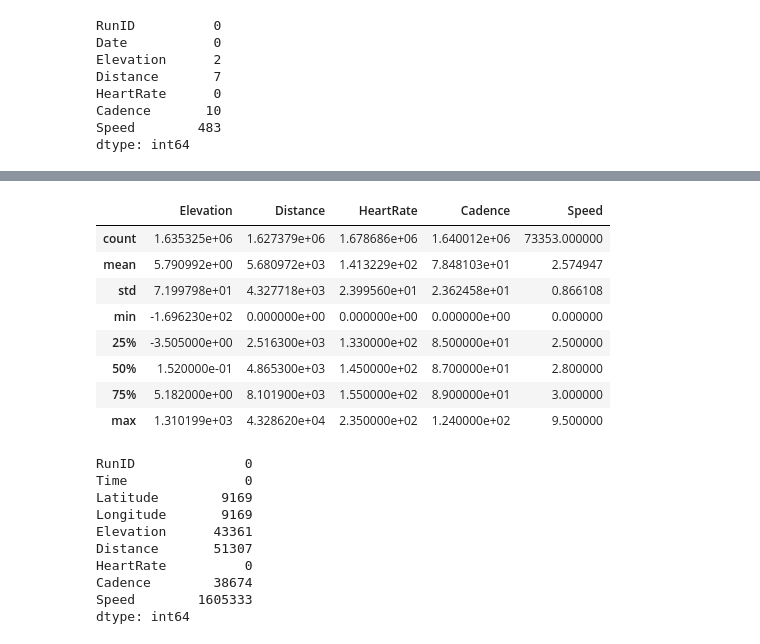
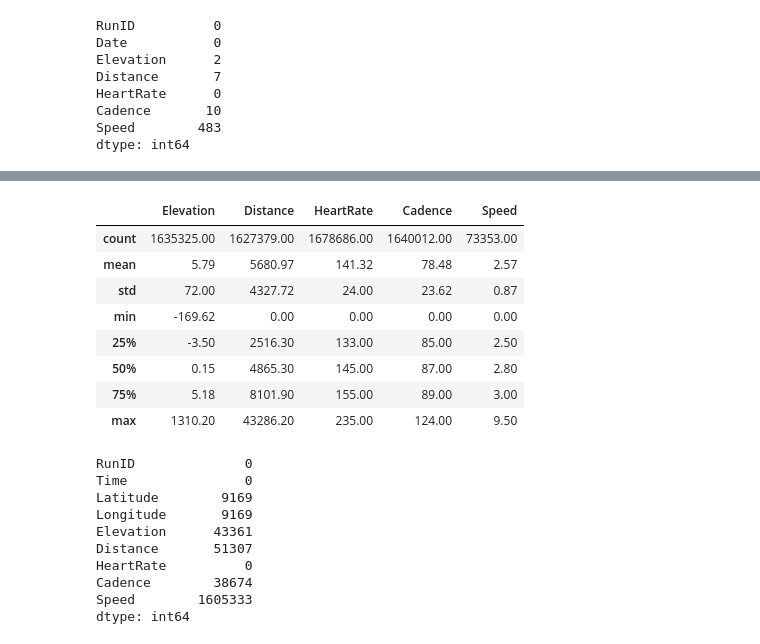
Before and after one commit to JJWRoeloffs/MLQS_group49, a Jupyter notebook: EDA.ipynb, the cells around one changed output, grey strips where cells are left out. Cells and saved outputs as stored; diff of their text form; code cells hidden in the pictures.

Commit message:
update EDA over mean hr

```diff
--- a/EDA.ipynb
+++ b/EDA.ipynb
@@ -72,0 +76,4 @@ data_per_run
+# %%
+descriptive_stats = data_per_run.describe()
+pd.set_option('display.float_format', '{:.2f}'.format)
+descriptive_stats[['Elevation', 'Distance', 'HeartRate', 'Cadence', 'Speed']]
@@ -130,15 +142,17 @@ descriptive_stats = data.describe()
 # %%
+descriptive_stats = data.describe()
+pd.set_option('display.float_format', '{:.2f}'.format)
 descriptive_stats[['Elevation', 'Distance', 'HeartRate', 'Cadence', 'Speed']]
 # %% [output]
 |  | Elevation | Distance | HeartRate | Cadence | Speed |
-| count | 1.635325e+06 | 1.627379e+06 | 1.678686e+06 | 1.640012e+06 | 73353.000000 |
-| mean | 5.790992e+00 | 5.680972e+03 | 1.413229e+02 | 7.848103e+01 | 2.574947 |
-| std | 7.199798e+01 | 4.327718e+03 | 2.399560e+01 | 2.362458e+01 | 0.866108 |
-| min | -1.696230e+02 | 0.000000e+00 | 0.000000e+00 | 0.000000e+00 | 0.000000 |
-| 25% | -3.505000e+00 | 2.516300e+03 | 1.330000e+02 | 8.500000e+01 | 2.500000 |
-| 50% | 1.520000e-01 | 4.865300e+03 | 1.450000e+02 | 8.700000e+01 | 2.800000 |
-| 75% | 5.182000e+00 | 8.101900e+03 | 1.550000e+02 | 8.900000e+01 | 3.000000 |
-| max | 1.310199e+03 | 4.328620e+04 | 2.350000e+02 | 1.240000e+02 | 9.500000 |
+| count | 1635325.00 | 1627379.00 | 1678686.00 | 1640012.00 | 73353.00 |
+| mean | 5.79 | 5680.97 | 141.32 | 78.48 | 2.57 |
+| std | 72.00 | 4327.72 | 24.00 | 23.62 | 0.87 |
+| min | -169.62 | 0.00 | 0.00 | 0.00 | 0.00 |
+| 25% | -3.50 | 2516.30 | 133.00 | 85.00 | 2.50 |
+| 50% | 0.15 | 4865.30 | 145.00 | 87.00 | 2.80 |
+| 75% | 5.18 | 8101.90 | 155.00 | 89.00 | 3.00 |
+| max | 1310.20 | 43286.20 | 235.00 | 124.00 | 9.50 |
 # %%
 # Missing values
 data.isna().sum()
```
Also changed, not shown: parts of 25 cells of this notebook.
